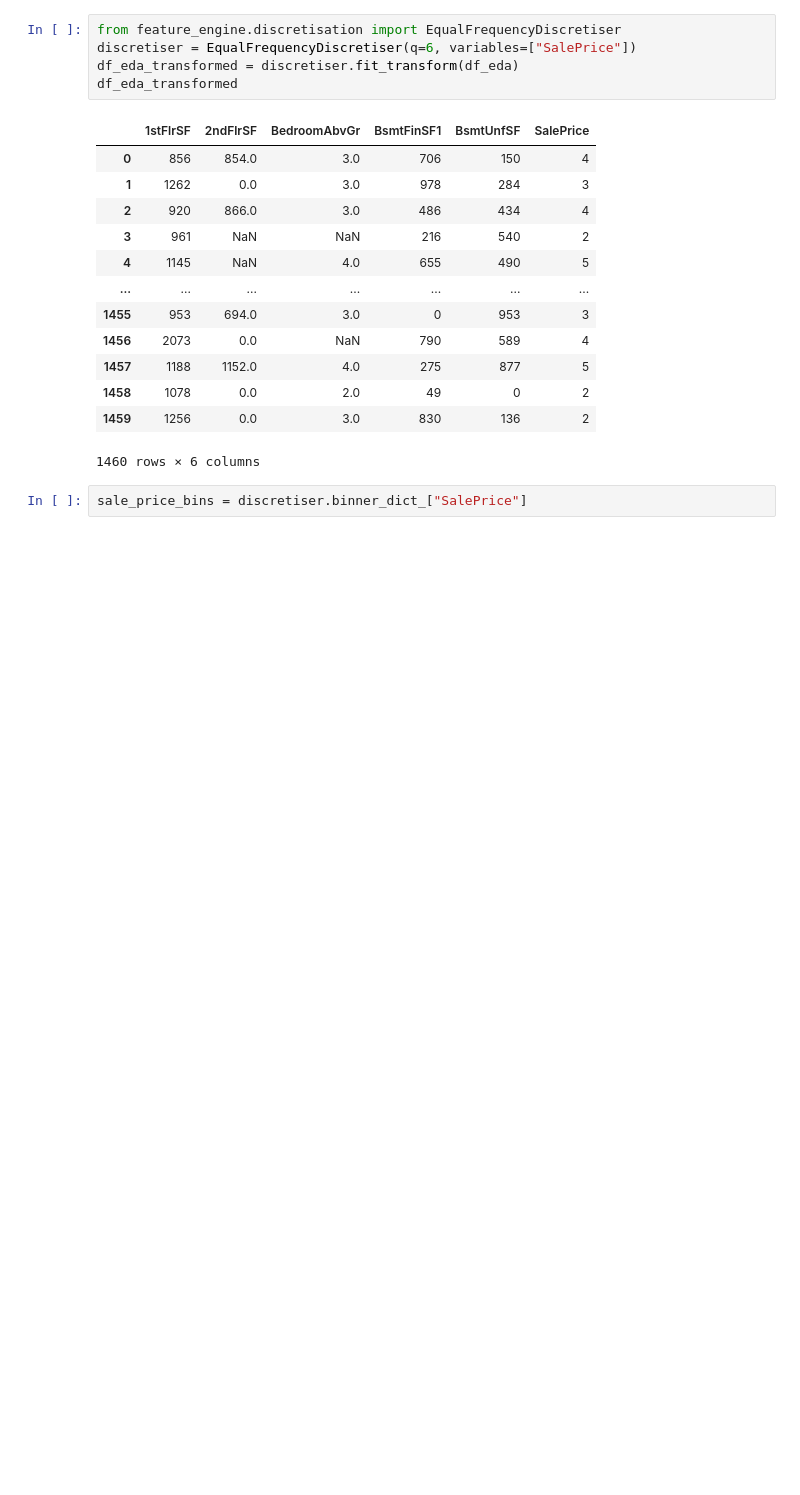
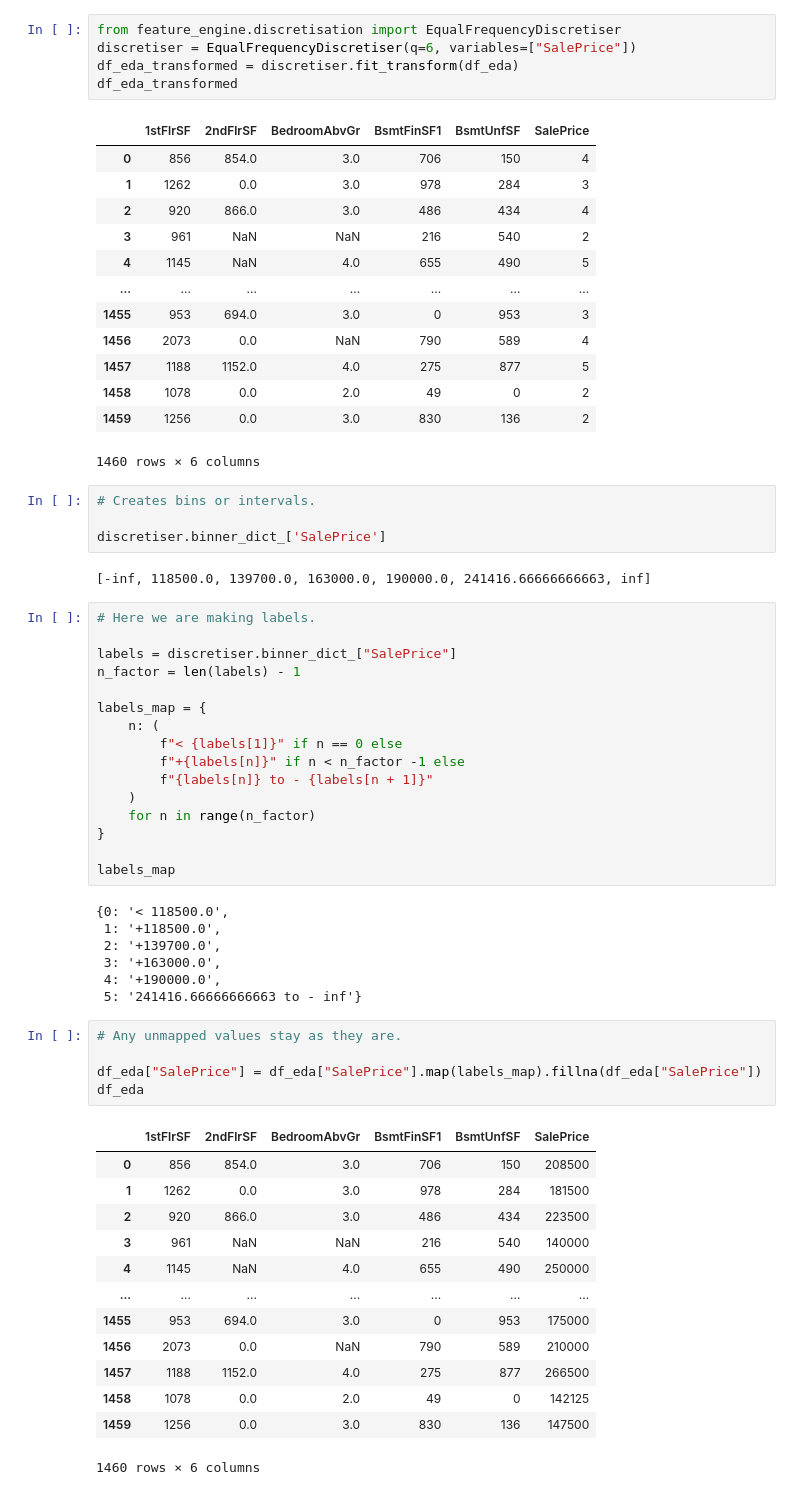
Before and after one commit to Drennan98/Heritage-Housing-Issues, a Jupyter notebook: jupyter_notebooks/2 - Sale Price Study.ipynb, the cells around one changed output. Cells and saved outputs as stored; diff of their text form; blank space fills up the shorter version.

```diff
--- a/jupyter_notebooks/2 - Sale Price Study.ipynb
+++ b/jupyter_notebooks/2 - Sale Price Study.ipynb
@@ -195,4 +195,50 @@ df_eda_transformed
 | 1459 | 1256 | 0.0 | 3.0 | 830 | 136 | 2 |
 1460 rows × 6 columns
 # %%
-sale_price_bins = discretiser.binner_dict_["SalePrice"]
+# Creates bins or intervals.
+
+discretiser.binner_dict_['SalePrice']
+# %% [output]
+[-inf, 118500.0, 139700.0, 163000.0, 190000.0, 241416.66666666663, inf]
+# %%
+# Here we are making labels.
+
+labels = discretiser.binner_dict_["SalePrice"]
+n_factor = len(labels) - 1
+
+labels_map = {
+    n: (
+        f"< {labels[1]}" if n == 0 else
+        f"+{labels[n]}" if n < n_factor -1 else
+        f"{labels[n]} to - {labels[n + 1]}"
+    )
+    for n in range(n_factor)
+}
+
+labels_map
+# %% [output]
+{0: '< 118500.0',
+ 1: '+118500.0',
+ 2: '+139700.0',
+ 3: '+163000.0',
+ 4: '+190000.0',
+ 5: '241416.66666666663 to - inf'}
+# %%
+# Any unmapped values stay as they are.
+
+df_eda["SalePrice"] = df_eda["SalePrice"].map(labels_map).fillna(df_eda["SalePrice"])
+df_eda
+# %% [output]
+|  | 1stFlrSF | 2ndFlrSF | BedroomAbvGr | BsmtFinSF1 | BsmtUnfSF | SalePrice |
+| 0 | 856 | 854.0 | 3.0 | 706 | 150 | 208500 |
+| 1 | 1262 | 0.0 | 3.0 | 978 | 284 | 181500 |
+| 2 | 920 | 866.0 | 3.0 | 486 | 434 | 223500 |
+| 3 | 961 | NaN | NaN | 216 | 540 | 140000 |
+| 4 | 1145 | NaN | 4.0 | 655 | 490 | 250000 |
+| ... | ... | ... | ... | ... | ... | ... |
+| 1455 | 953 | 694.0 | 3.0 | 0 | 953 | 175000 |
+| 1456 | 2073 | 0.0 | NaN | 790 | 589 | 210000 |
+| 1457 | 1188 | 1152.0 | 4.0 | 275 | 877 | 266500 |
+| 1458 | 1078 | 0.0 | 2.0 | 49 | 0 | 142125 |
+| 1459 | 1256 | 0.0 | 3.0 | 830 | 136 | 147500 |
+1460 rows × 6 columns
```
